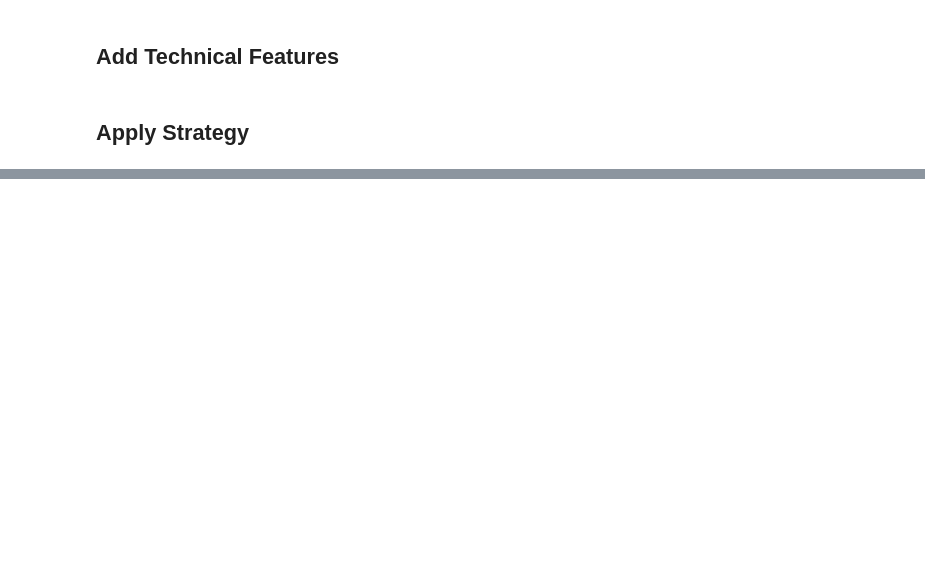
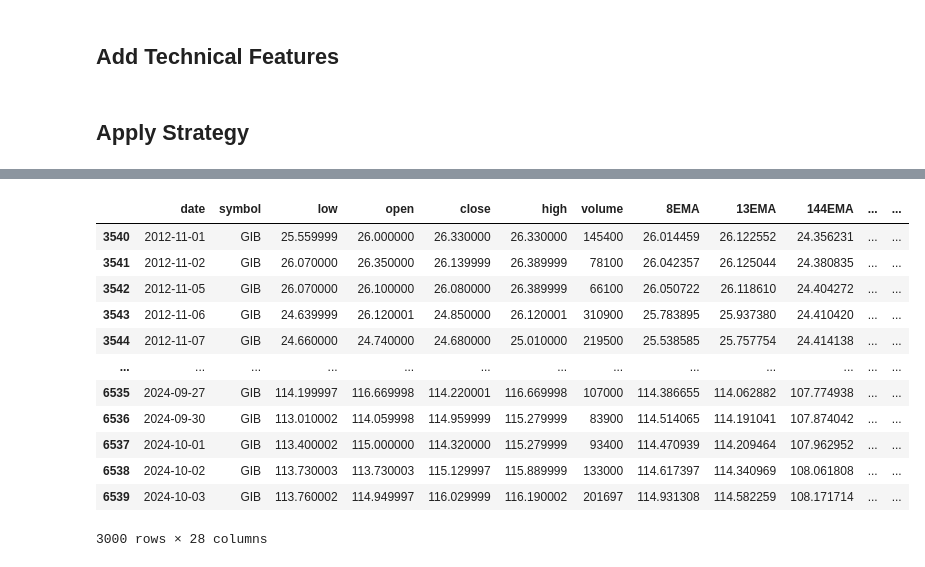
Before and after one commit to yiukitCheung/Stocks_Alert_System, a Jupyter notebook: jupyter notebook/eod_analysis.ipynb, the cells around one changed output, grey strips where cells are left out. Cells and saved outputs as stored; diff of their text form; code cells hidden in the pictures; blank space fills up the shorter version.

```diff
--- a/jupyter notebook/eod_analysis.ipynb
+++ b/jupyter notebook/eod_analysis.ipynb
@@ -296,0 +301,16 @@ Bullish Dual Channel Count: 544 | Bearish Dual Channel Count: 860
+# %%
+testing_df
+# %% [output]
+|  | date | symbol | low | open | close | high | volume | 8EMA | 13EMA | 144EMA | ... | ... |
+| 3540 | 2012-11-01 | GIB | 25.559999 | 26.000000 | 26.330000 | 26.330000 | 145400 | 26.014459 | 26.122552 | 24.356231 | ... | ... |
+| 3541 | 2012-11-02 | GIB | 26.070000 | 26.350000 | 26.139999 | 26.389999 | 78100 | 26.042357 | 26.125044 | 24.380835 | ... | ... |
+| 3542 | 2012-11-05 | GIB | 26.070000 | 26.100000 | 26.080000 | 26.389999 | 66100 | 26.050722 | 26.118610 | 24.404272 | ... | ... |
+| 3543 | 2012-11-06 | GIB | 24.639999 | 26.120001 | 24.850000 | 26.120001 | 310900 | 25.783895 | 25.937380 | 24.410420 | ... | ... |
+| 3544 | 2012-11-07 | GIB | 24.660000 | 24.740000 | 24.680000 | 25.010000 | 219500 | 25.538585 | 25.757754 | 24.414138 | ... | ... |
+| ... | ... | ... | ... | ... | ... | ... | ... | ... | ... | ... | ... | ... |
+| 6535 | 2024-09-27 | GIB | 114.199997 | 116.669998 | 114.220001 | 116.669998 | 107000 | 114.386655 | 114.062882 | 107.774938 | ... | ... |
+| 6536 | 2024-09-30 | GIB | 113.010002 | 114.059998 | 114.959999 | 115.279999 | 83900 | 114.514065 | 114.191041 | 107.874042 | ... | ... |
+| 6537 | 2024-10-01 | GIB | 113.400002 | 115.000000 | 114.320000 | 115.279999 | 93400 | 114.470939 | 114.209464 | 107.962952 | ... | ... |
+| 6538 | 2024-10-02 | GIB | 113.730003 | 113.730003 | 115.129997 | 115.889999 | 133000 | 114.617397 | 114.340969 | 108.061808 | ... | ... |
+| 6539 | 2024-10-03 | GIB | 113.760002 | 114.949997 | 116.029999 | 116.190002 | 201697 | 114.931308 | 114.582259 | 108.171714 | ... | ... |
+3000 rows × 28 columns
```
Also changed, not shown: parts of 5 cells of this notebook, 7 other files.
